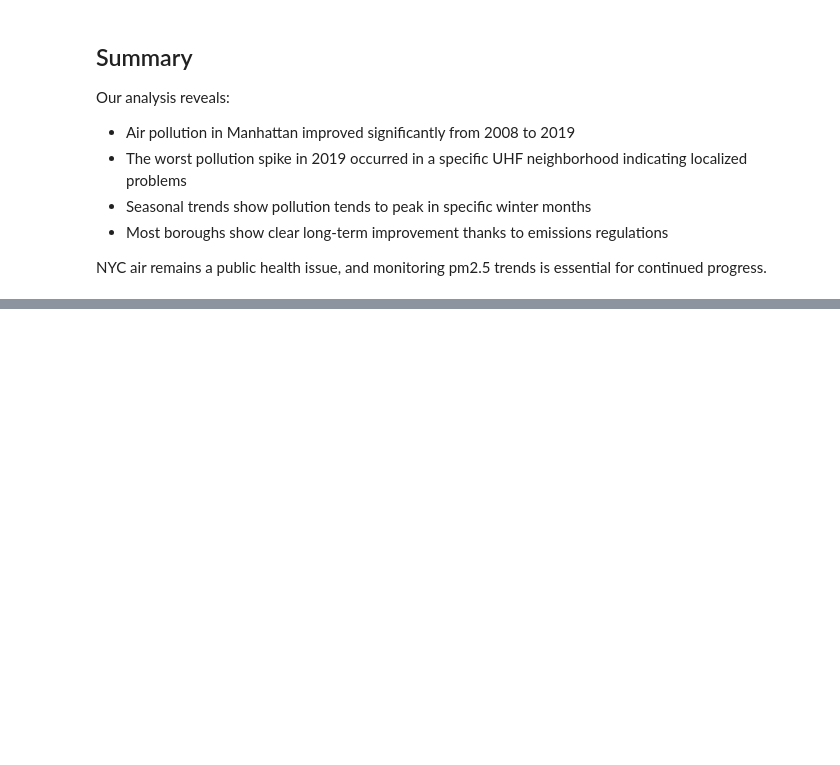
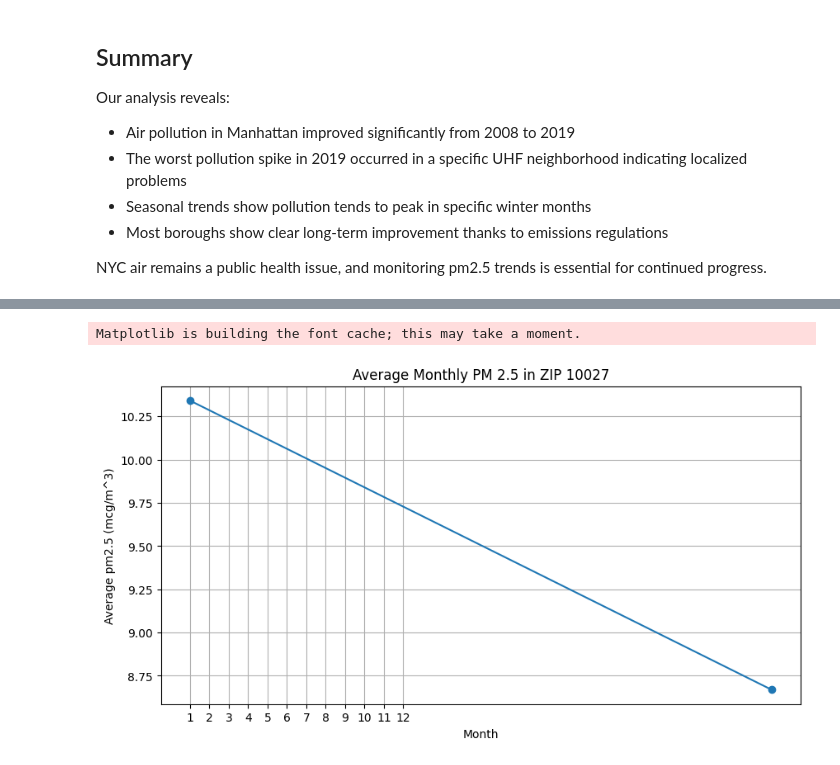
Before and after one commit to xakshara/project1, a Jupyter notebook: project1_analysis.ipynb, the cells around one changed output, grey strips where cells are left out. Drawn from its saved outputs; the diff is of its cells as text; code cells hidden in the pictures; blank space fills up the shorter version.

Commit message:
part 2 and part 3

```diff
--- a/project1_analysis.ipynb
+++ b/project1_analysis.ipynb
@@ -160,0 +186,41 @@ NYC air remains a public health issue, and monitoring pm2.5 trends is essential
+# %%
+# PROMPT USED (required by assignment):
+# "Write matplotlib visualization code that shows average monthly pm2.5 values
+# for a single zip code (10027) using the data structures from my Part 1
+# NYC pollution project: `by_uhf` maps UHF id to a list of measurements
+# where each measurement has the structure (date_str, uhf_id, uhf_name, value),
+# `zip_to_uhfs` maps zip codes to UHF ids, and my helper function year_of(date_str)
+# converts the date to a correct year. First filter to only measurements linked
+# to ZIP 10027, group them by month, compute average pm2.5 per month, then plot
+# them using matplotlib with clear axis labels and a title."
+
+import matplotlib.pyplot as plt
+from statistics import mean
+from collections import defaultdict
+
+zip_code = "10027"
+
+# Collect all measurements associated with this zip code
+vals = [m for u in zip_to_uhfs.get(zip_code, []) for m in by_uhf.get(u, [])]
+
+# Group values by calendar month (1 to 12)
+month_vals = defaultdict(list)
+for d, _, _, val in vals:
+    month = int(d.split("/")[1])
+    month_vals[month].append(val)
+
+# Compute average per month
+month_avg = {m: mean(v) for m, v in month_vals.items()}
+
+# Plot
+plt.figure(figsize=(10, 5))
+plt.plot(sorted(month_avg.keys()), [month_avg[m] for m in sorted(month_avg.keys())], marker="o")
+plt.xticks(range(1, 13))
+plt.xlabel("Month")
+plt.ylabel("Average pm2.5 (mcg/m^3)")
+plt.title(f"Average Monthly PM 2.5 in ZIP {zip_code}")
+plt.grid(True)
+plt.show()
+# %% [output]
+Matplotlib is building the font cache; this may take a moment.
+[figure, added]
```
Also changed, not shown: parts of 2 cells of this notebook.
